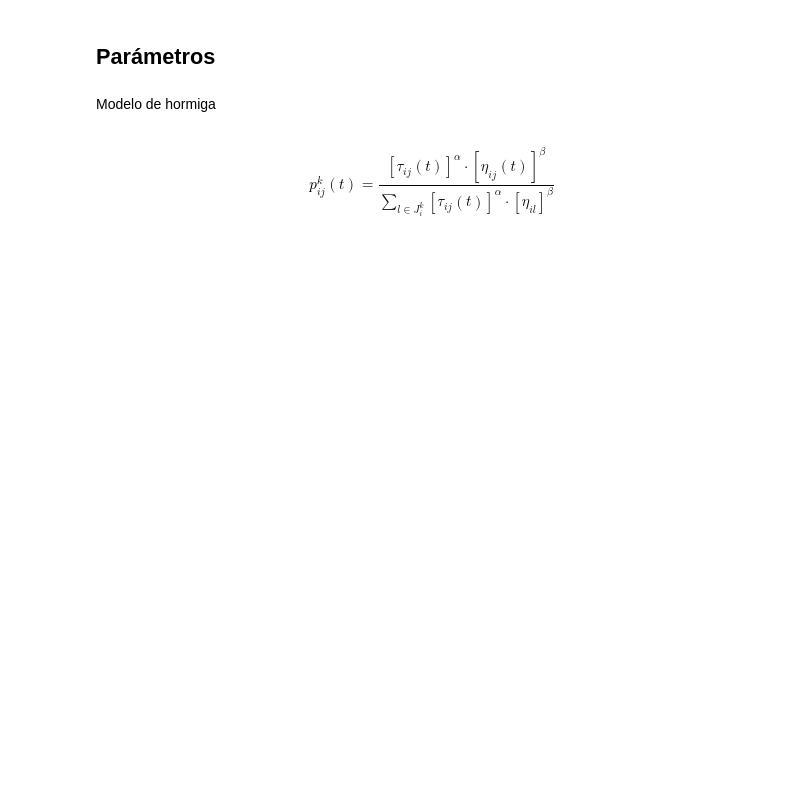
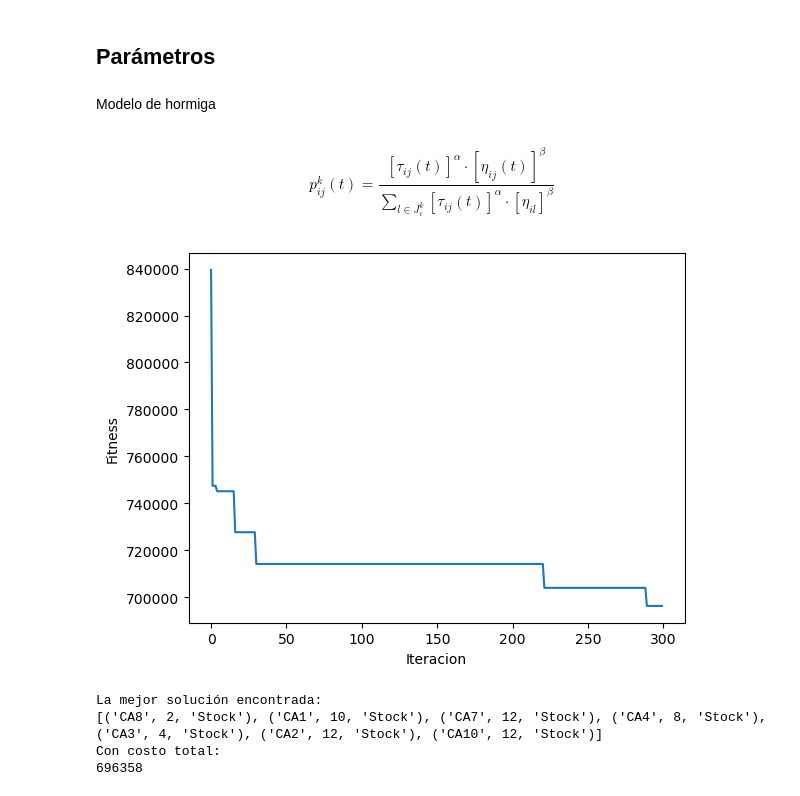
Before and after one commit to jefftorres/cheese, a Jupyter notebook: queso_aco.ipynb, the cells around one changed output. Drawn from its saved outputs; the diff is of its cells as text; code cells hidden in the pictures; blank space fills up the shorter version.

```diff
--- a/queso_aco.ipynb
+++ b/queso_aco.ipynb
@@ -24,26 +21,11 @@ rho = 0.999
 Q = 1e3
 tam_hormiguero = 30
 max_iter = 300
-# %%
-archivos = {
-    'info_acopios': info_acopios,
-    'costo_transporte' : costo_transporte,
-    'tiempo_transporte' : tiempo_transporte,
-}
-
-data = model_data(archivos, demanda, ctiempo, folder=folder)
-
-demanda = data['demanda']
-ctiempo = data['ctiempo']
-# t_max = data['t_max']
-params_df = data['params_df']
-
-N, seed, capacidades = model_vars(params_df)
 # %%
 class CA:  # Centros de acopio
     def __init__(self, idCA, cant_stock, cant_pot):
         self.idCA = idCA
-        self.en_stock = cant_stock  # True: disponible en stock, si no, es capacidad potencial
+        self.en_Stock = cant_stock  # True: disponible en stock, si no, es capacidad potencial
         self.potencial = cant_pot
 # %% [markdown]
 Modelo de hormiga
@@ -174,0 +232,25 @@ class Ant:
+# %%
+def plot_convergence(fitness_list):
+    plt.plot([i for i in range(len(fitness_list))], fitness_list)
+    plt.ylabel('Fitness')
+    plt.xlabel('Iteracion')
+    plt.show()
+# %%
+def show_bestResult(best_solution, best_costo):
+    print('La mejor solución encontrada: ')
+    print(best_solution)
+    print('Con costo total: ')
+    print(best_costo)
+# %%
+cheese_order = ACO_cheese(demanda, tam_hormiguero, feromona_inicial, alpha, beta, rho, Q)
+cheese_order.read_infoProblem(info_CA, info_costTransp, info_timeTransp, ctiempo)
+
+progress, best_sol, best_costo = cheese_order.ACO_run(max_iter)
+plot_convergence(progress)
+show_bestResult(best_sol, best_costo)
+# %% [output]
+[figure, added]
+La mejor solución encontrada:
+[('CA8', 2, 'Stock'), ('CA1', 10, 'Stock'), ('CA7', 12, 'Stock'), ('CA4', 8, 'Stock'), ('CA3', 4, 'Stock'), ('CA2', 12, 'Stock'), ('CA10', 12, 'Stock')]
+Con costo total:
+696358
```
Also changed, not shown: parts of 3 cells of this notebook.
